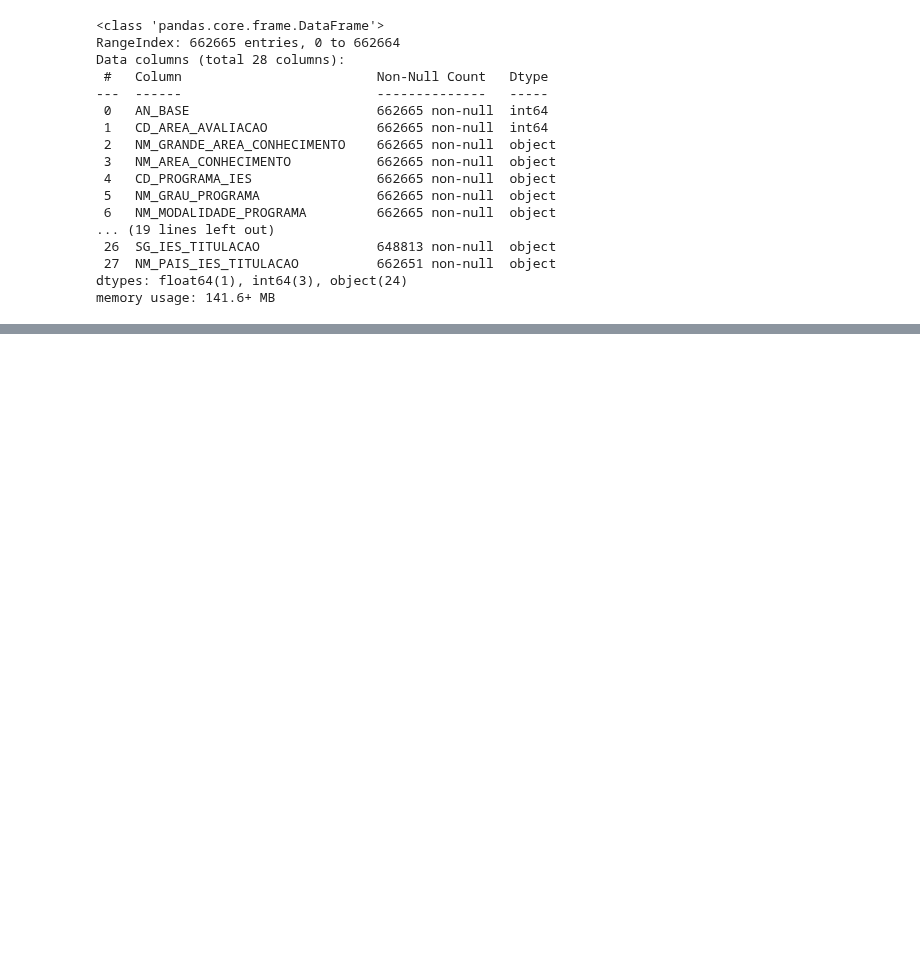
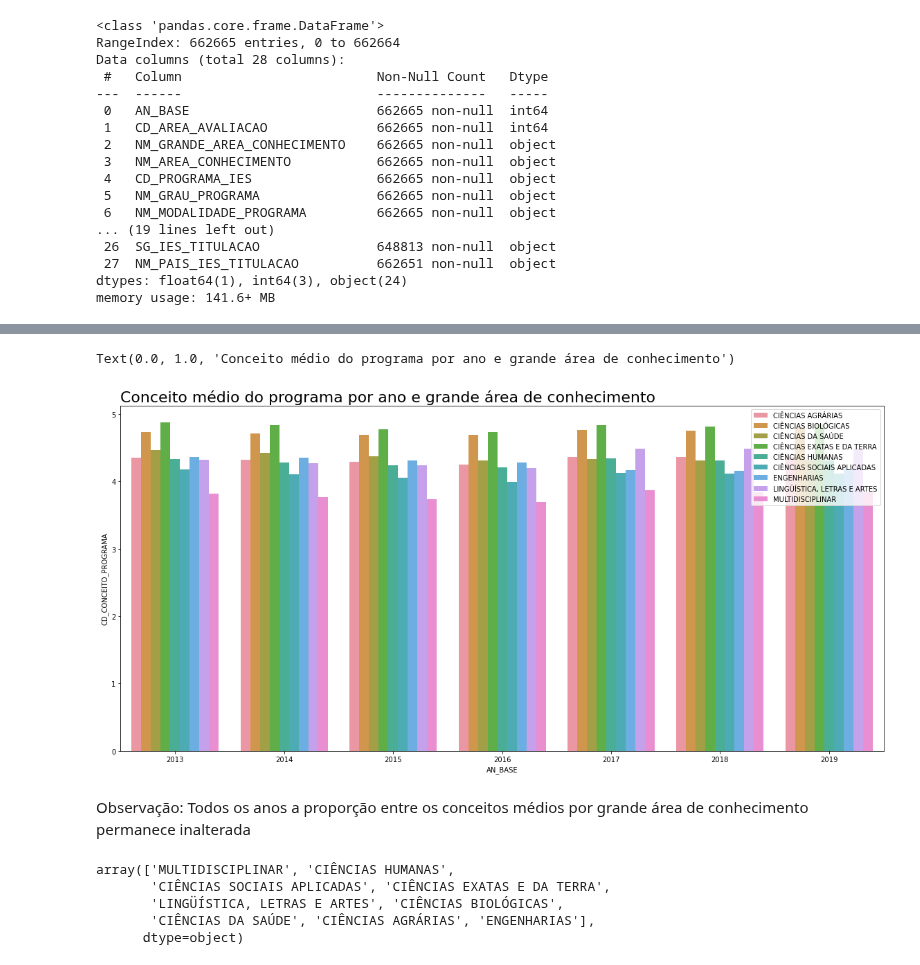
Before and after one commit to ieee-uerj/capes-data-analysis, a Jupyter notebook: visualization/Mauricio/docentes_analysis.ipynb, the cells around one changed output, grey strips where cells are left out. Saved outputs shown, nothing was run; the diff lists cells and outputs as text; code cells hidden in the pictures; blank space fills up the shorter version.

```diff
--- a/visualization/Mauricio/docentes_analysis.ipynb
+++ b/visualization/Mauricio/docentes_analysis.ipynb
@@ -81,0 +112,2 @@ sns.countplot(data = docentes_df, x = 'AN_BASE')
+# %%
+docentes_ano_grande_area = docentes_df.groupby(['AN_BASE', 'NM_GRANDE_AREA_CONHECIMENTO']).mean().reset_index()
@@ -81,0 +123,18 @@ sns.countplot(data = docentes_df, x = 'AN_BASE')
+# %%
+plt.figure(figsize = (16,8), tight_layout = True)
+sns.barplot(data = docentes_ano_grande_area, x = 'AN_BASE', y = 'CD_CONCEITO_PROGRAMA', hue = 'NM_GRANDE_AREA_CONHECIMENTO')
+plt.legend(loc = 'upper right')
+plt.title('Conceito médio do programa por ano e grande área de conhecimento', fontdict= {'fontsize': 22}, loc = 'left')
+# %% [output]
+Text(0.0, 1.0, 'Conceito médio do programa por ano e grande área de conhecimento')
+[figure, added]
+# %% [markdown]
+Observação: Todos os anos a proporção entre os conceitos médios por grande área de conhecimento permanece inalterada
+# %%
+docentes_df['NM_GRANDE_AREA_CONHECIMENTO'].unique()
+# %% [output]
+array(['MULTIDISCIPLINAR', 'CIÊNCIAS HUMANAS',
+       'CIÊNCIAS SOCIAIS APLICADAS', 'CIÊNCIAS EXATAS E DA TERRA',
+       'LINGÜÍSTICA, LETRAS E ARTES', 'CIÊNCIAS BIOLÓGICAS',
+       'CIÊNCIAS DA SAÚDE', 'CIÊNCIAS AGRÁRIAS', 'ENGENHARIAS'],
+      dtype=object)
```
Also changed, not shown: parts of 24 cells of this notebook.
